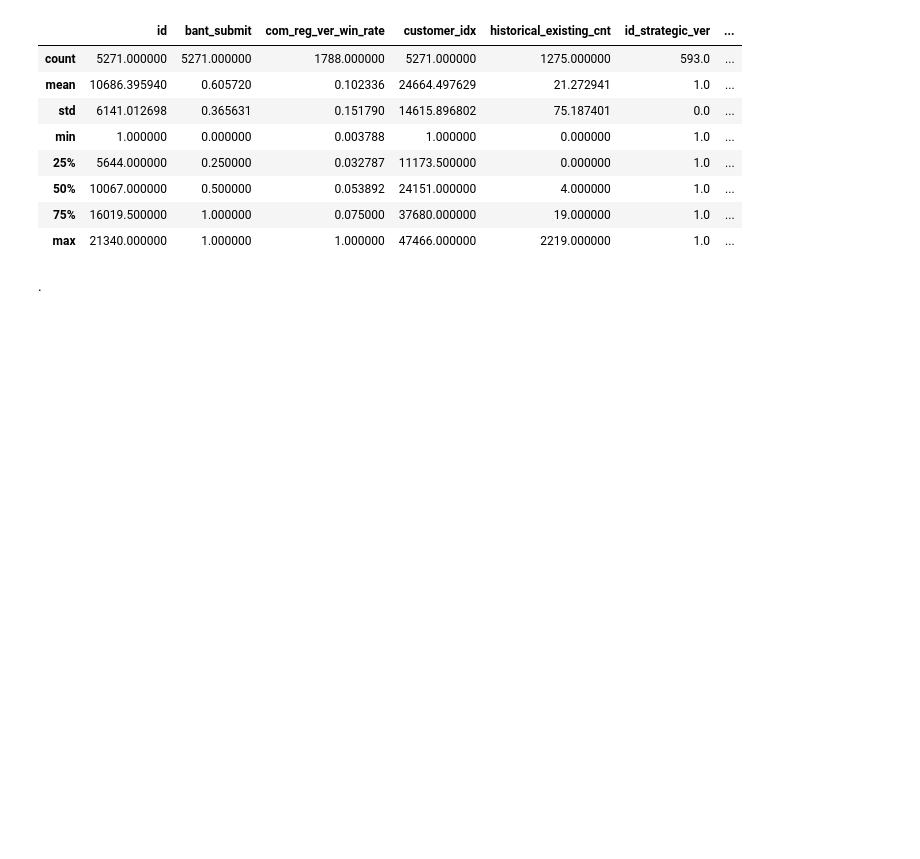
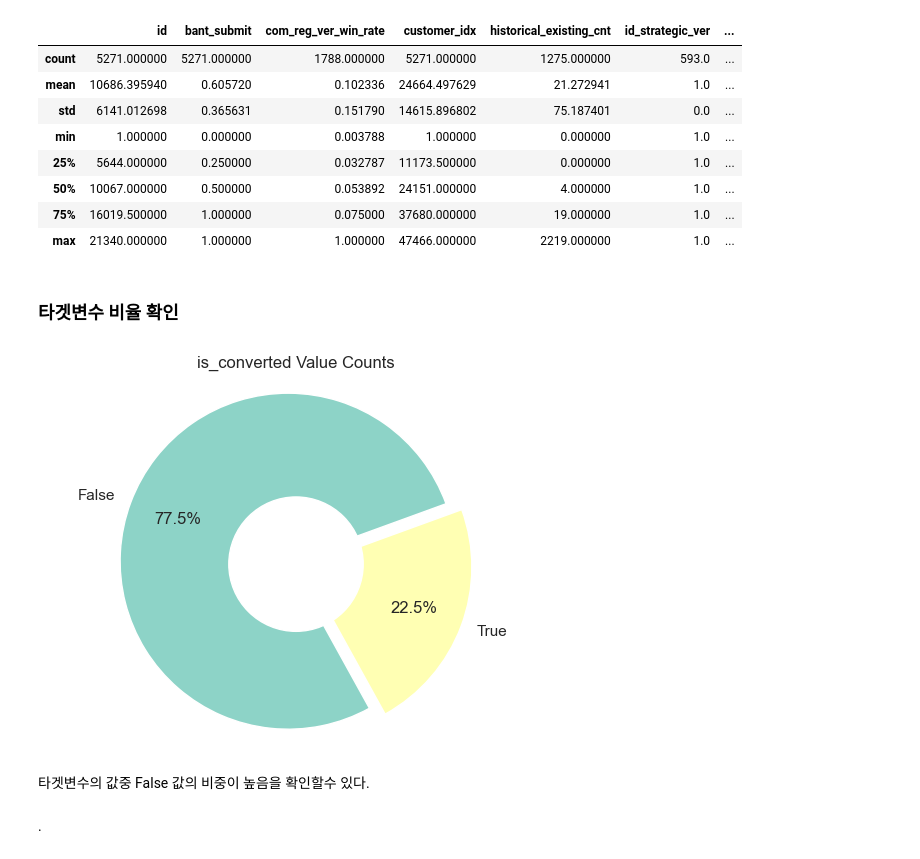
Before and after one commit to BaekJunehong/LG_Aimers_4th, a Jupyter notebook: Ch1_data_info.ipynb, the cells around one changed output. Saved outputs shown, nothing was run; the diff lists cells and outputs as text; code cells hidden in the pictures; blank space fills up the shorter version.

```diff
--- a/Ch1_data_info.ipynb
+++ b/Ch1_data_info.ipynb
@@ -136,5 +156,39 @@ df_test.describe()
 | 50% | 10067.000000 | 0.500000 | 0.053892 | 24151.000000 | 4.000000 | 1.0 | ... |
 | 75% | 16019.500000 | 1.000000 | 0.075000 | 37680.000000 | 19.000000 | 1.0 | ... |
 | max | 21340.000000 | 1.000000 | 1.000000 | 47466.000000 | 2219.000000 | 1.0 | ... |
+# %% [markdown]
+### 타겟변수 비율 확인
+# %%
+import matplotlib.pyplot as plt
+import pandas as pd
+import seaborn as sns
+
+# Seaborn 스타일을 설정합니다.
+sns.set(style="whitegrid")
+
+# 'is_converted' 컬럼의 값 비율을 계산합니다.
+value_counts = df_test['is_converted'].value_counts(normalize=True)
+
+# 도넛 차트를 그리기 위한 설정을 합니다.
+fig, ax = plt.subplots()
+ax.pie(value_counts, labels = value_counts.index, autopct='%1.1f%%', startangle=20,
+       colors=sns.color_palette("Set3"), pctdistance=0.7, explode = [0.05]*len(value_counts))
+
+# 원형을 유지하도록 합니다.
+plt.axis('equal')
+
+# 도넛 차트의 중앙에 하얀 원을 추가합니다.
+centre_circle = plt.Circle((0,0),0.4,fc='white')
+fig.gca().add_artist(centre_circle)
+
+# 차트 제목을 추가합니다.
+plt.title('is_converted Value Counts')
+
+# 차트를 출력합니다.
+plt.show()
+# %% [output]
+[figure, added]
+# %% [markdown]
+타겟변수의 값중 False 값의 비중이 높음을 확인할수 있다.
 # %% [markdown]
 .
```
Also changed, not shown: parts of 2 cells of this notebook, 2 other files.
